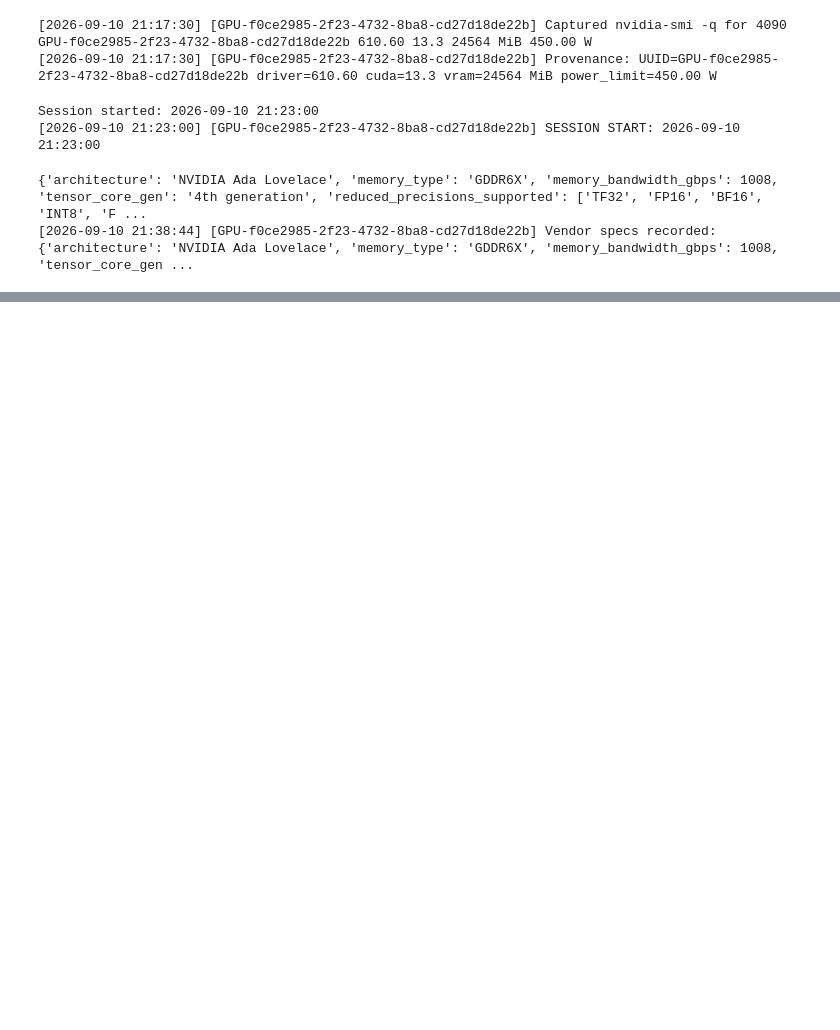
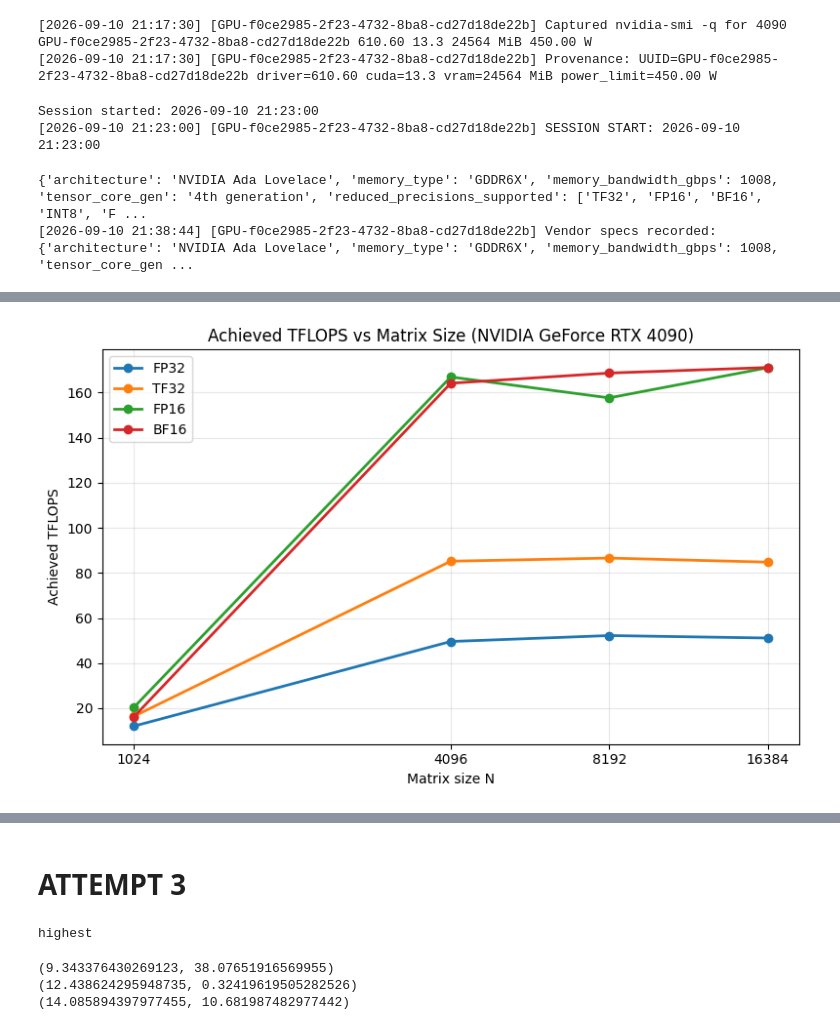
Before and after one commit to vedika0806/data266-5937, a Jupyter notebook: hw2-5/HW2-5_git.ipynb, the cells around one changed output, grey strips where cells are left out. Drawn from its saved outputs; the diff is of its cells as text; code cells hidden in the pictures; blank space fills up the shorter version.

```diff
--- a/hw2-5/HW2-5_git.ipynb
+++ b/hw2-5/HW2-5_git.ipynb
@@ -137,0 +385,18 @@ log(f"Vendor specs recorded: {vendor_specs}")
+# %%
+peak_tflops = {
+    "FP32": 82.6,
+    "TF32": 82.6,
+    "FP16": 165.2,
+    "BF16": 165.2,
+}
+
+for (N, prec), tflops in precision_results.items():
+    peak = peak_tflops.get(prec)
+
+    if peak is not None:
+        pct = 100 * tflops / peak
+
+        log(
+            f"N={N} {prec}: "
+            f"{tflops:.2f} TFLOPS = {pct:.1f}% of peak"
+        )
@@ -137,0 +420,30 @@ log(f"Vendor specs recorded: {vendor_specs}")
+# %%
+fig, ax = plt.subplots(figsize=(8, 5))
+
+for prec in ["FP32", "TF32", "FP16", "BF16"]:
+    ys = [precision_results[(N, prec)] for N in sizes]
+    ax.plot(
+        sizes,
+        ys,
+        marker="o",
+        linewidth=2,
+        label=prec
+    )
+
+ax.set_xscale("log", base=2)
+ax.set_xticks(sizes)
+ax.set_xticklabels([str(N) for N in sizes])
+
+ax.set_xlabel("Matrix size N")
+ax.set_ylabel("Achieved TFLOPS")
+ax.set_title(f"Achieved TFLOPS vs Matrix Size ({gpu_name})")
+ax.grid(True, alpha=0.3)
+ax.legend()
+
+plt.tight_layout()
+plt.savefig("fig_precision.png", dpi=150)
+plt.show()
+
+log("Saved fig_precision.png")
+# %% [output]
+[figure, added]
@@ -137,0 +451,13 @@ log(f"Vendor specs recorded: {vendor_specs}")
+# %% [markdown]
+# ATTEMPT 3
+# %%
+print(torch.get_float32_matmul_precision())
+# %% [output]
+highest
+# %%
+for _ in range(3):
+    print(bench_matmul(1024, torch.float32, reps=30, warmup=10))
+# %% [output]
+(9.343376430269123, 38.07651916569955)
+(12.438624295948735, 0.32419619505282526)
+(14.085894397977455, 10.681987482977442)
```
Also changed, not shown: parts of 28 cells of this notebook, 3 other files.
